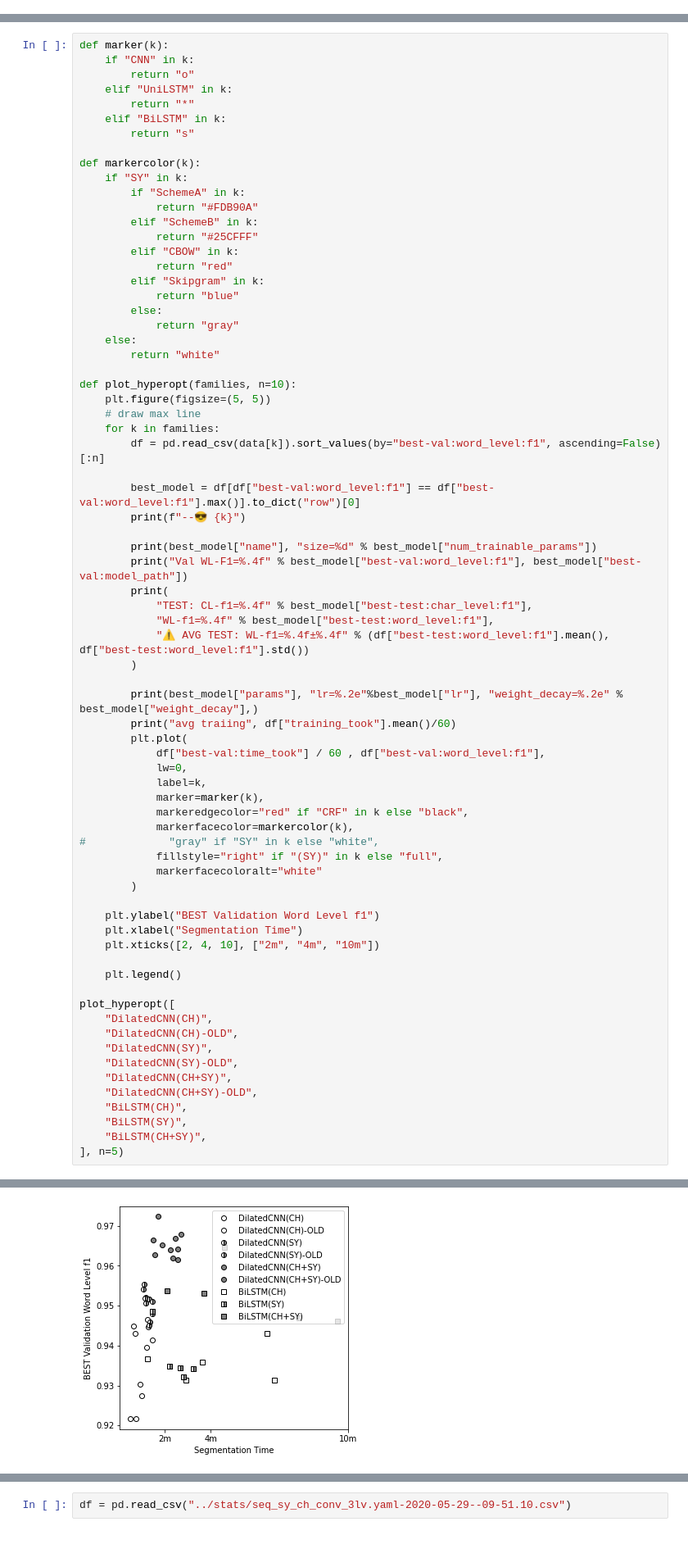
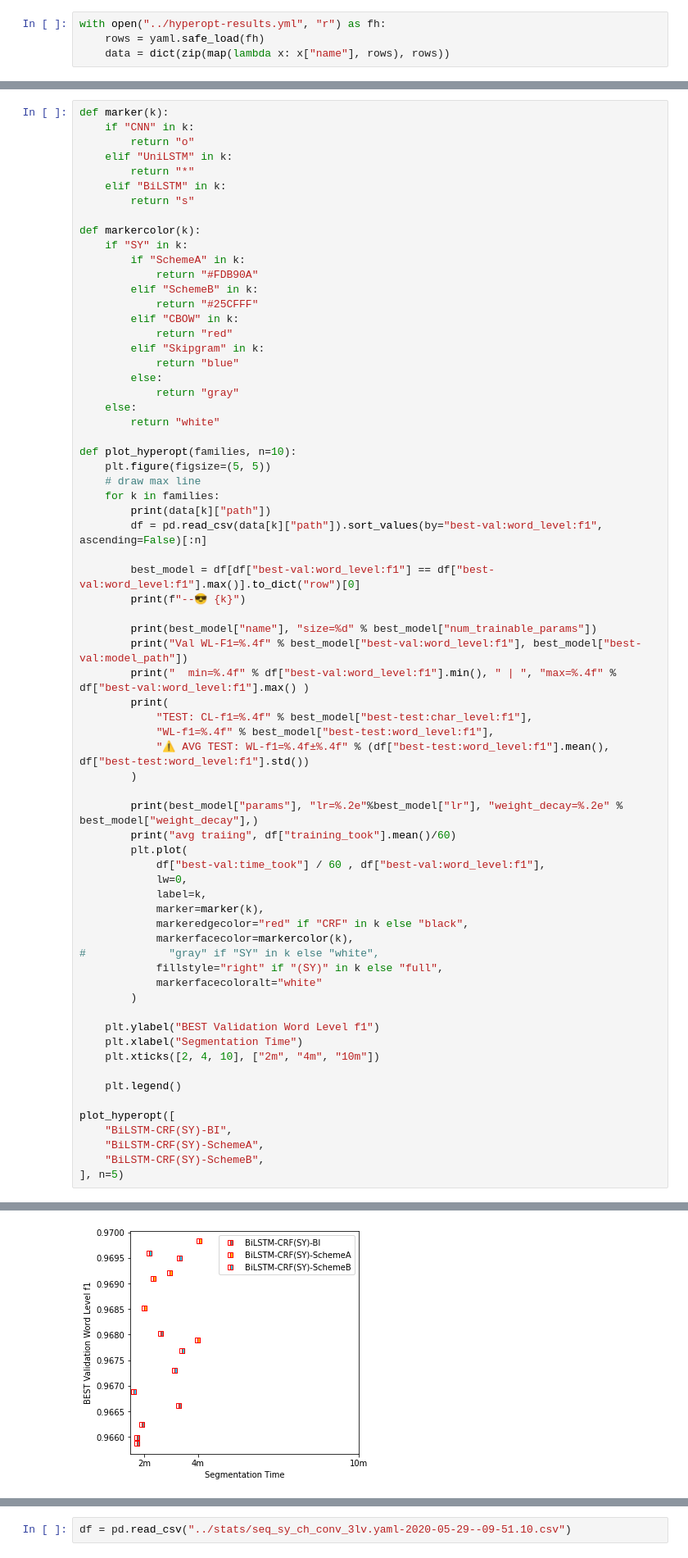
Before and after one commit to p16i/Syllable-based-Neural-Thai-Word-Segmentation, a Jupyter notebook: notebooks/viz-plot-hyperopt-results.ipynb, the cells around one changed output, grey strips where cells are left out. Shown at 82% size. Drawn from its saved outputs; the diff is of its cells as text.

```diff
--- a/notebooks/viz-plot-hyperopt-results.ipynb
+++ b/notebooks/viz-plot-hyperopt-results.ipynb
@@ -36,0 +10,4 @@ data = {
+# %%
+with open("../hyperopt-results.yml", "r") as fh:
+    rows = yaml.safe_load(fh)
+    data = dict(zip(map(lambda x: x["name"], rows), rows))
@@ -62,13 +43,15 @@ def plot_hyperopt(families, n=10):
     plt.figure(figsize=(5, 5))
     # draw max line
     for k in families:
-        df = pd.read_csv(data[k]).sort_values(by="best-val:word_level:f1", ascending=False)[:n]
+        print(data[k]["path"])
+        df = pd.read_csv(data[k]["path"]).sort_values(by="best-val:word_level:f1", ascending=False)[:n]
 
         best_model = df[df["best-val:word_level:f1"] == df["best-val:word_level:f1"].max()].to_dict("row")[0]
         print(f"--😎 {k}")
 
         print(best_model["name"], "size=%d" % best_model["num_trainable_params"])
         print("Val WL-F1=%.4f" % best_model["best-val:word_level:f1"], best_model["best-val:model_path"])
+        print("  min=%.4f" % df["best-val:word_level:f1"].min(), " | ", "max=%.4f" % df["best-val:word_level:f1"].max() )
         print(
             "TEST: CL-f1=%.4f" % best_model["best-test:char_level:f1"],
             "WL-f1=%.4f" % best_model["best-test:word_level:f1"],
@@ -96,14 +79,8 @@ def plot_hyperopt(families, n=10):
     plt.legend()
 
 plot_hyperopt([
-    "DilatedCNN(CH)",
-    "DilatedCNN(CH)-OLD",
-    "DilatedCNN(SY)",
-    "DilatedCNN(SY)-OLD",
-    "DilatedCNN(CH+SY)",
-    "DilatedCNN(CH+SY)-OLD",
-    "BiLSTM(CH)",
-    "BiLSTM(SY)",
-    "BiLSTM(CH+SY)",
+    "BiLSTM-CRF(SY)-BI",
+    "BiLSTM-CRF(SY)-SchemeA",
+    "BiLSTM-CRF(SY)-SchemeB",
 ], n=5)
 # %% [output]
@@ -127 +104 @@ avg traiing 103.6668461139997
-[figure, old version]
+[figure, new version]
```
Also changed, not shown: parts of 14 cells of this notebook, 4 other files.
